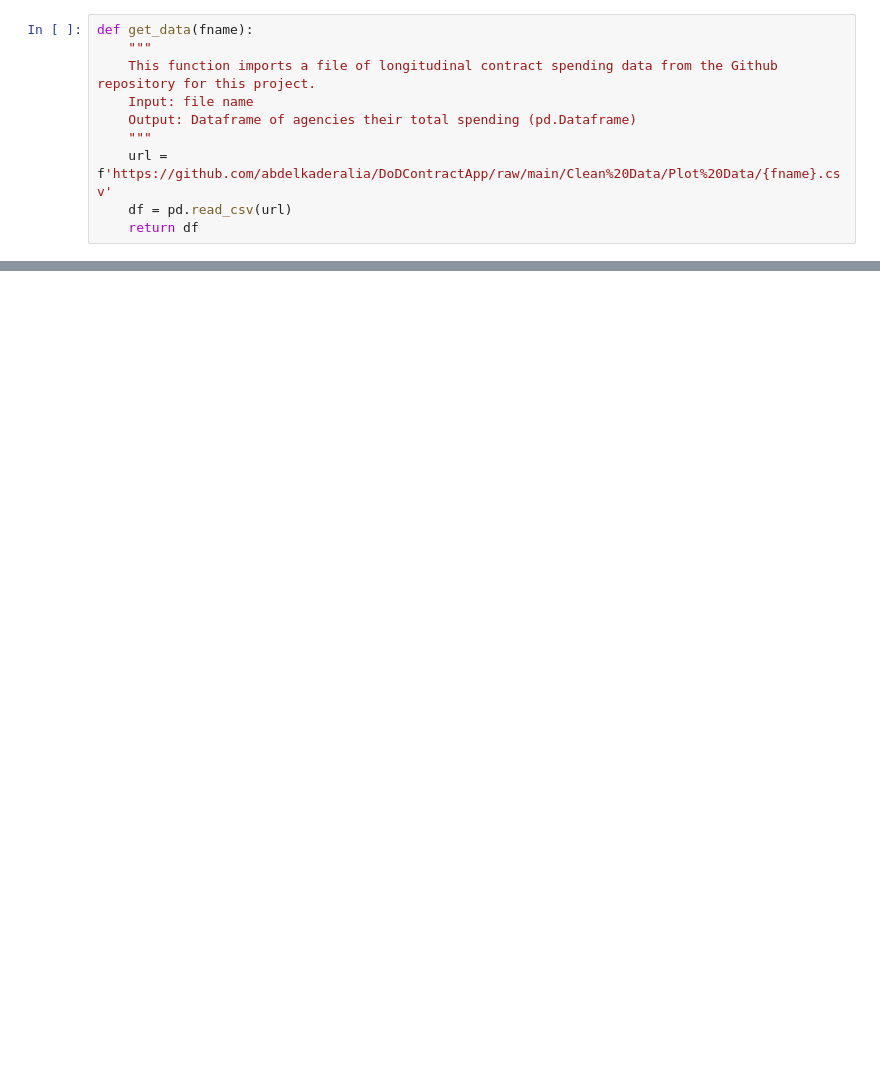
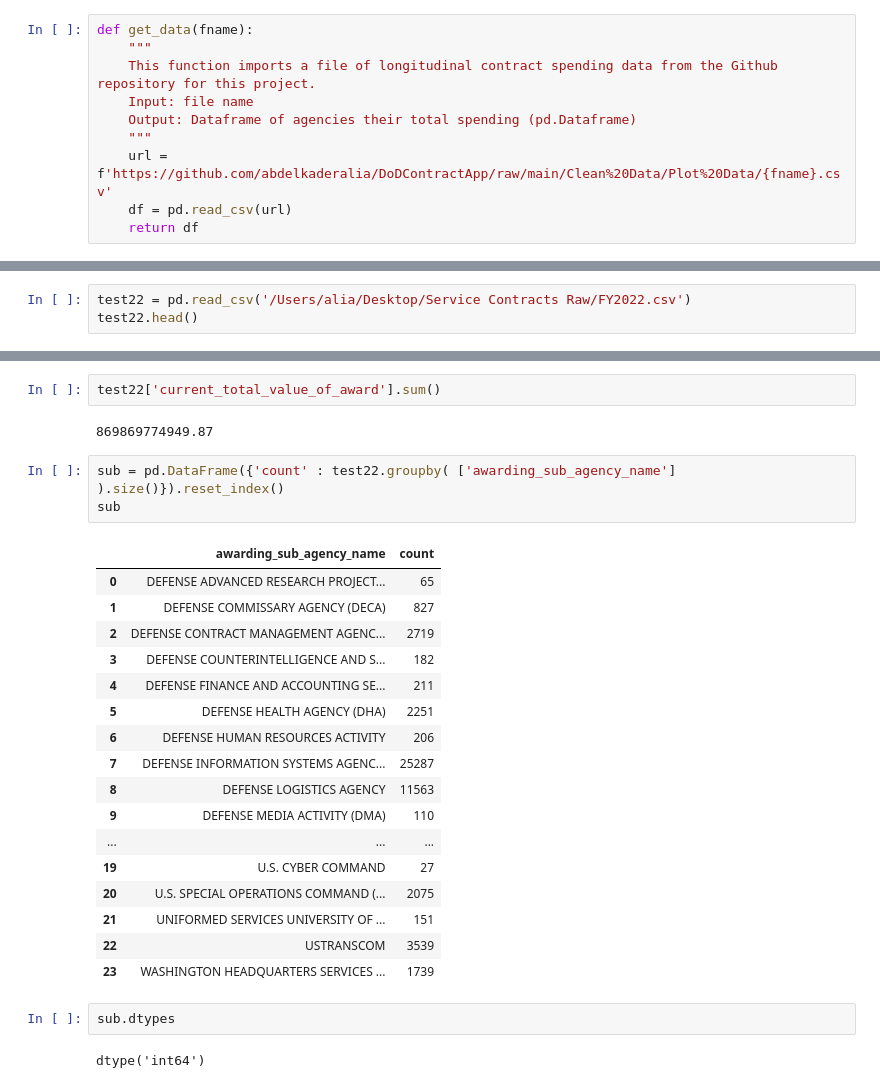
Before and after one commit to abdelkaderalia/DoDContractApp, a Jupyter notebook: py/Data Cleaning.ipynb, the cells around one changed output, grey strips where cells are left out. Drawn from its saved outputs; the diff is of its cells as text; blank space fills up the shorter version.

Commit message:
Update plot data

```diff
--- a/py/Data Cleaning.ipynb
+++ b/py/Data Cleaning.ipynb
@@ -166,0 +307,3 @@ df_agencies
+# %%
+test22 = pd.read_csv('/Users/alia/Desktop/Service Contracts Raw/FY2022.csv')
+test22.head()
@@ -166,0 +317,29 @@ df_agencies
+# %%
+test22['current_total_value_of_award'].sum()
+# %% [output]
+869869774949.87
+# %%
+sub = pd.DataFrame({'count' : test22.groupby( ['awarding_sub_agency_name'] ).size()}).reset_index()
+sub
+# %% [output]
+|  | awarding_sub_agency_name | count |
+| 0 | DEFENSE ADVANCED RESEARCH PROJECT... | 65 |
+| 1 | DEFENSE COMMISSARY AGENCY (DECA) | 827 |
+| 2 | DEFENSE CONTRACT MANAGEMENT AGENC... | 2719 |
+| 3 | DEFENSE COUNTERINTELLIGENCE AND S... | 182 |
+| 4 | DEFENSE FINANCE AND ACCOUNTING SE... | 211 |
+| 5 | DEFENSE HEALTH AGENCY (DHA) | 2251 |
+| 6 | DEFENSE HUMAN RESOURCES ACTIVITY | 206 |
+| 7 | DEFENSE INFORMATION SYSTEMS AGENC... | 25287 |
+| 8 | DEFENSE LOGISTICS AGENCY | 11563 |
+| 9 | DEFENSE MEDIA ACTIVITY (DMA) | 110 |
+| ... | ... | ... |
+| 19 | U.S. CYBER COMMAND | 27 |
+| 20 | U.S. SPECIAL OPERATIONS COMMAND (... | 2075 |
+| 21 | UNIFORMED SERVICES UNIVERSITY OF ... | 151 |
+| 22 | USTRANSCOM | 3539 |
+| 23 | WASHINGTON HEADQUARTERS SERVICES ... | 1739 |
+# %%
+sub.dtypes
+# %% [output]
+dtype('int64')
```
Also changed, not shown: parts of 10 cells of this notebook, 7 other files.
